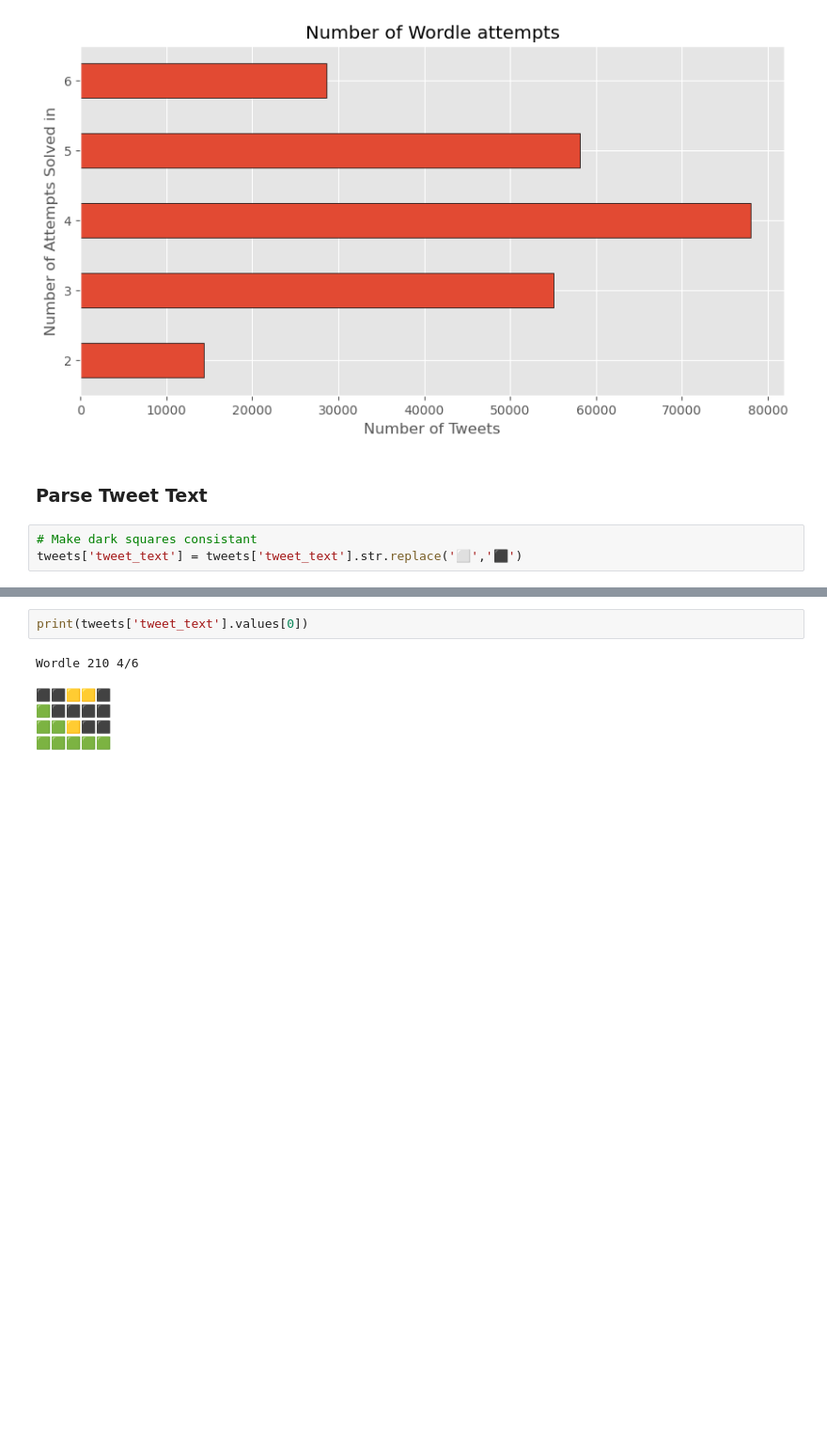
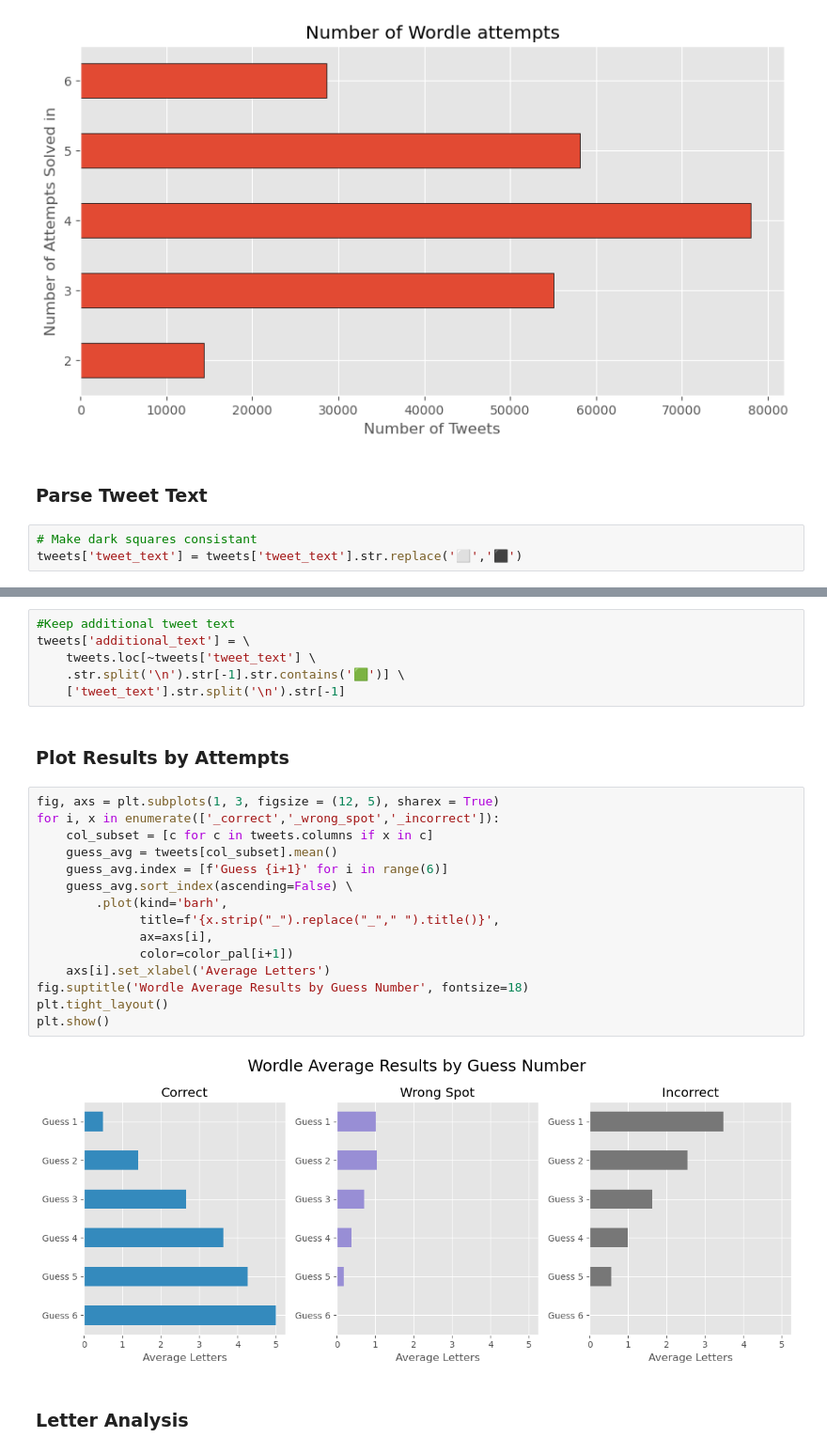
Before and after one commit to amanita4t/Wordle-Twitter-Analysis, a Jupyter notebook: main.ipynb, the cells around one changed output, grey strips where cells are left out. Shown at 94% size. Saved outputs shown, nothing was run; the diff lists cells and outputs as text; blank space fills up the shorter version.

Commit message:
Data  visualization completed and also readme.md updated

```diff
--- a/main.ipynb
+++ b/main.ipynb
@@ -112,11 +112,29 @@ parse_tweet_text(tweets)
 | 234185 | Wordle 251 | 1497413114253479938 | 2022-02-26 | acdilbeck | Wordle 251 5/6\n\n⬛⬛⬛⬛🟩\n⬛🟩⬛⬛🟩\n⬛... | 2022-02-26 03:28:01+00:00 | 5 | 251 | ... |
 234186 rows × 39 columns
 # %%
-print(tweets['tweet_text'].values[0])
+#Keep additional tweet text
+tweets['additional_text'] = \
+    tweets.loc[~tweets['tweet_text'] \
+    .str.split('\n').str[-1].str.contains('🟩')] \
+    ['tweet_text'].str.split('\n').str[-1]
-# %% [output]
-Wordle 210 4/6
-
-⬛⬛🟨🟨⬛
-🟩⬛⬛⬛⬛
-🟩🟩🟨⬛⬛
-🟩🟩🟩🟩🟩
+# %% [markdown]
+### Plot Results by Attempts
+# %%
+fig, axs = plt.subplots(1, 3, figsize = (12, 5), sharex = True)
+for i, x in enumerate(['_correct','_wrong_spot','_incorrect']):
+    col_subset = [c for c in tweets.columns if x in c]
+    guess_avg = tweets[col_subset].mean()
+    guess_avg.index = [f'Guess {i+1}' for i in range(6)]
+    guess_avg.sort_index(ascending=False) \
+        .plot(kind='barh',
+              title=f'{x.strip("_").replace("_"," ").title()}',
+              ax=axs[i],
+              color=color_pal[i+1])
+    axs[i].set_xlabel('Average Letters')
+fig.suptitle('Wordle Average Results by Guess Number', fontsize=18)
+plt.tight_layout()
+plt.show()
+# %% [output]
+[figure, added]
+# %% [markdown]
+### Letter Analysis
```
Also changed, not shown: parts of 4 cells of this notebook, 1 other file.
